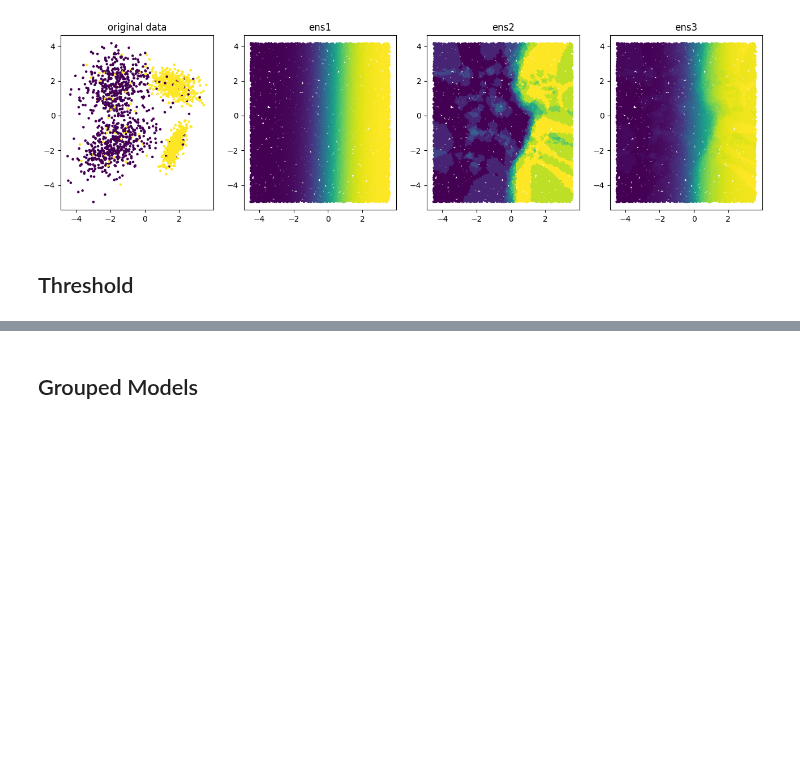
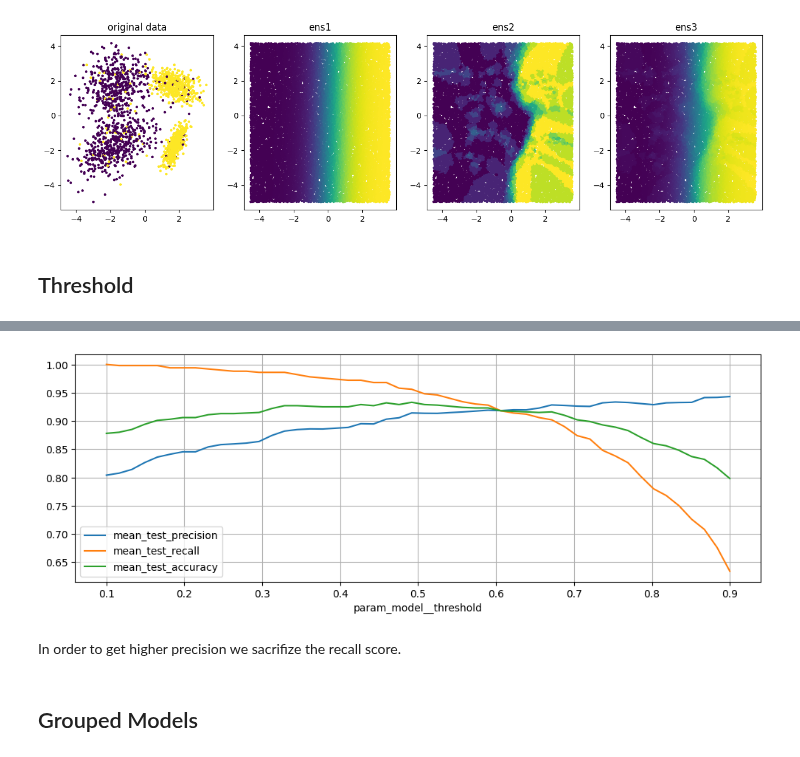
Before and after one commit to olgaklischuk/python-cource, a Jupyter notebook: scikit-learn/scikit-meta/scikit-meta_2.ipynb, the cells around one changed output, grey strips where cells are left out. Saved outputs shown, nothing was run; the diff lists cells and outputs as text; code cells hidden in the pictures; blank space fills up the shorter version.

```diff
--- a/scikit-learn/scikit-meta/scikit-meta_2.ipynb
+++ b/scikit-learn/scikit-meta/scikit-meta_2.ipynb
@@ -138,0 +106,17 @@ array([1, 0, 1, 0, 0, 0, 1, 0, 0, 0, 1, 0, 1, 1, 0, 0, 0, 0, 0, 0, 1, 1,
+# %%
+pipe = Pipeline([
+    ("model", Thresholder(LogisticRegression(solver='lbfgs'), threshold=0.1))
+])
+
+mod = GridSearchCV(estimator=pipe,
+                  param_grid = {"model__threshold": np.linspace(0.1, 0.9, 50)},
+                  scoring={"precision": make_scorer(precision_score),
+                            "recall": make_scorer(recall_score),
+                            "accuracy": make_scorer(accuracy_score)},
+                  refit="precision",
+                  cv=5)
+
+mod.fit(X, y)
+mod.predict(X);
+grid_1= pd.DataFrame(mod.cv_results_)
+grid_1.head()
@@ -139,3 +131,14 @@ array([1, 0, 1, 0, 0, 0, 1, 0, 0, 0, 1, 0, 1, 1, 0, 0, 0, 0, 0, 0, 1, 1,
+# %%
+plt.figure(figsize=(12, 4))
+for score in ['_'.join(('mean_test', v)) for v in ('precision','recall','accuracy')]:
+    plt.plot(grid_1['param_model__threshold'], grid_1[score])
+    plt.xlabel('param_model__threshold')
+    plt.legend( ['_'.join(('mean_test', v)) for v in ('precision','recall','accuracy')])
+    plt.grid()
+# %% [output]
+[figure, added]
+# %% [markdown]
+In order to get higher precision we sacrifize the recall score.
 # %% [markdown]
 ## Grouped Models
 # %%
```
Also changed, not shown: parts of 8 cells of this notebook.
